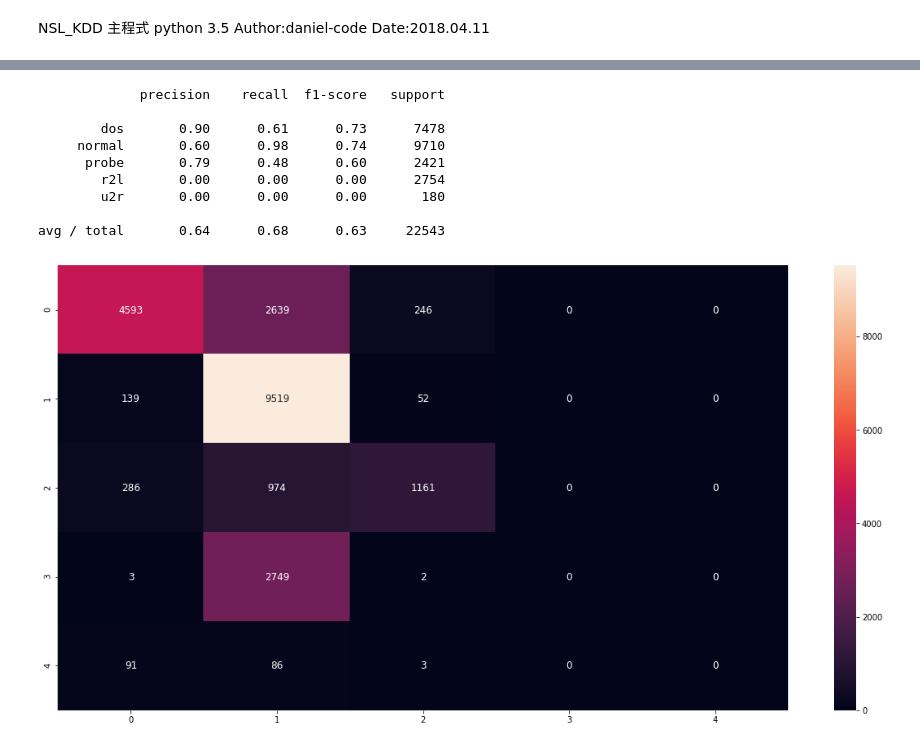
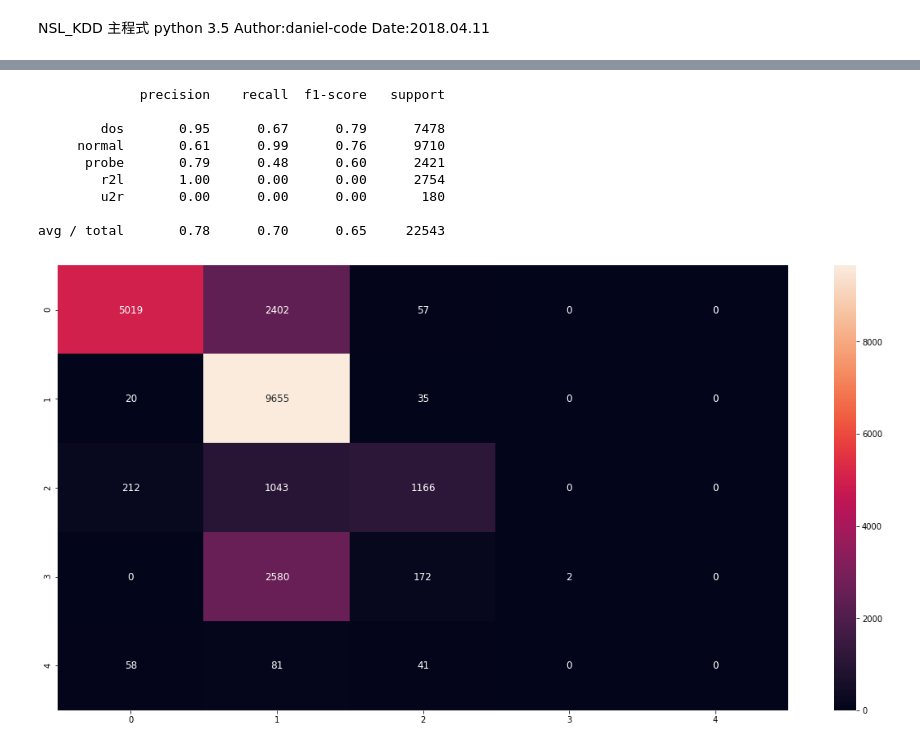
Before and after one commit to daniel-code/PRACTICE-AND-APPLICATIONS-OF-MACHINE-LEARNING, a Jupyter notebook: hw3/hw3.ipynb, the cells around one changed output, grey strips where cells are left out. Drawn from its saved outputs; the diff is of its cells as text; code cells hidden in the pictures.

```diff
--- a/hw3/hw3.ipynb
+++ b/hw3/hw3.ipynb
@@ -18,18 +82,24 @@ import time
 # %%
-# read kdd date from csv
-
-
-data = pd.read_csv('NSL_KDD/20_Percent Training_Set.csv', header=None)
+data = pd.read_csv('NSL_KDD/KDDTest+.csv', header=None)
 
 # build attack table
-attack_type = pd.read_csv('NSL_KDD/Attack Types 2.csv', names=['attack', 'type'])
-attack_type_dict = attack_type.set_index('attack')['type'].to_dict()
+#attack_type = pd.read_csv('NSL_KDD/Attack Types.csv', names=['attack', 'type'])
+#attack_type_dict = attack_type.set_index('attack')['type'].to_dict()
+
 # build training data and label
 y = data[41].apply(lambda x: attack_type_dict[x] if x in attack_type_dict else 'other')
-#x = data.drop(columns=[1, 2, 3, 41])
-x = data.iloc[:, [4, 5, 11, 32]]
-print(x)
-# statistics attack type
+a = pd.get_dummies(data[1])
+b = pd.get_dummies(data[3])
+labelencoder = LabelEncoder()
+onehotencoder = OneHotEncoder()
+service_label = labelencoder.fit_transform(service_list).reshape(-1, 1)
+onehotencoder.fit(service_label)
+c = pd.DataFrame(onehotencoder.transform(labelencoder.transform(data[2]).reshape(-1, 1)).toarray()).add_prefix(
+    'onehot_')
+data = data.join(other=[a, b, c])
+#print(data)
+x = data.drop(columns=[1, 2, 3, 41])
+#x = data.iloc[:, [4, 5, 11, 32]]
 hist = {}
 for row in y.values:
     if row in hist:
@@ -42,15 +112,13 @@ for item in sorted_hist_list:
     print(item[0], '\t', item[1])
 print('\nTotal\t', len(x))
 plt.figure(figsize=(20, 10))
-plt.title('Network attack type about training data')
-plt.bar(range(len(sorted_hist_list[:, 0])), list(map(float, sorted_hist_list[:, 1])))
-plt.xticks(range(len(sorted_hist_list[:, 0])), sorted_hist_list[:, 0])
+plt.title('Network attack type about test data')
+plt.bar(range(len(sorted_hist_list[:,0])),list(map(float,sorted_hist_list[:, 1])))
+plt.xticks(range(len(sorted_hist_list[:,0])),sorted_hist_list[:, 0])
 plt.xlabel('Attack type')
 plt.ylabel('Number')
 plt.grid(True)
 plt.show()
-x_train = np.array(x)
-y_train = np.array(y)
-# splite dataset into train and test set
-#x_train, x_test, y_train, y_test = train_test_split(x[:, 4:], y, test_size=0.2, random_state=0)
+x_test = np.array(x)
+y_test = np.array(y)
 # %% [output]
@@ -129,23 +146,23 @@ Time =  59.716965675354004
 # %%
 # predict
 y_pred=model.predict(x_test)
 score = model.score(X=x_test, y=y_test)
 print(classification_report(y_test,y_pred))
 
 # Compute confusion matrix
-cnf_matrix = confusion_matrix(y_test, y_pred)
+cnf_matrix = confusion_matrix(y_test, y_pred,labels=["dos","normal","probe","r2l","u2r"])
 plt.figure(figsize=(20,10))
 ax= plt.subplot()
 sns.heatmap(cnf_matrix, annot=True,annot_kws={"size": 12}, ax = ax,fmt="d") #annot=True to annotate cells
 plt.show()
 # %% [output]
              precision    recall  f1-score   support
 
-        dos       0.90      0.61      0.73      7478
-     normal       0.60      0.98      0.74      9710
+        dos       0.95      0.67      0.79      7478
+     normal       0.61      0.99      0.76      9710
       probe       0.79      0.48      0.60      2421
-        r2l       0.00      0.00      0.00      2754
+        r2l       1.00      0.00      0.00      2754
         u2r       0.00      0.00      0.00       180
 
-avg / total       0.64      0.68      0.63     22543
+avg / total       0.78      0.70      0.65     22543
-[figure, old version]
+[figure, new version]
```
Also changed, not shown: parts of 6 cells of this notebook.
